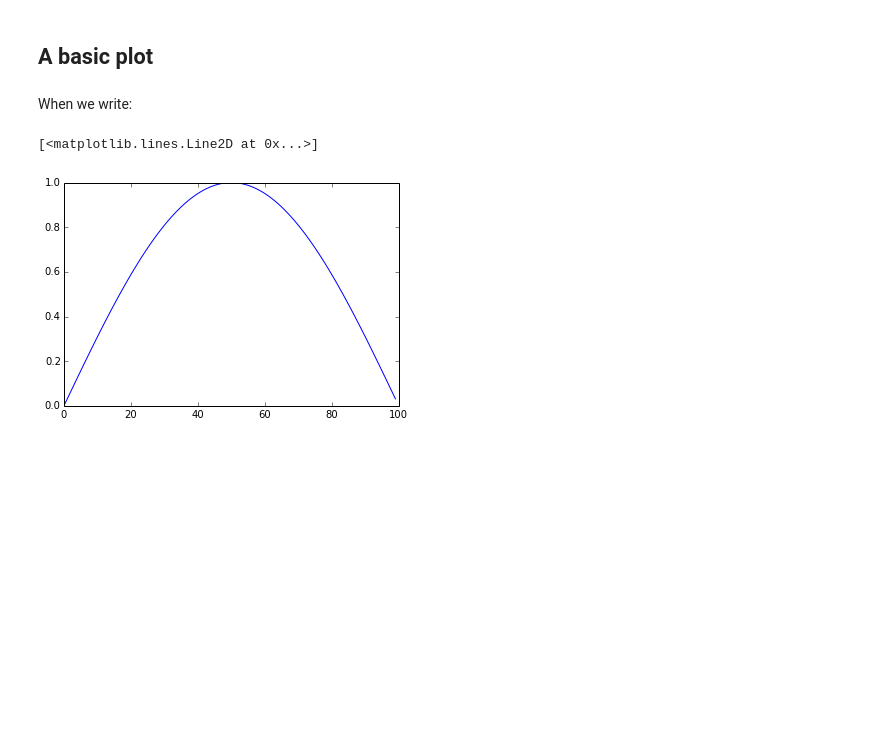
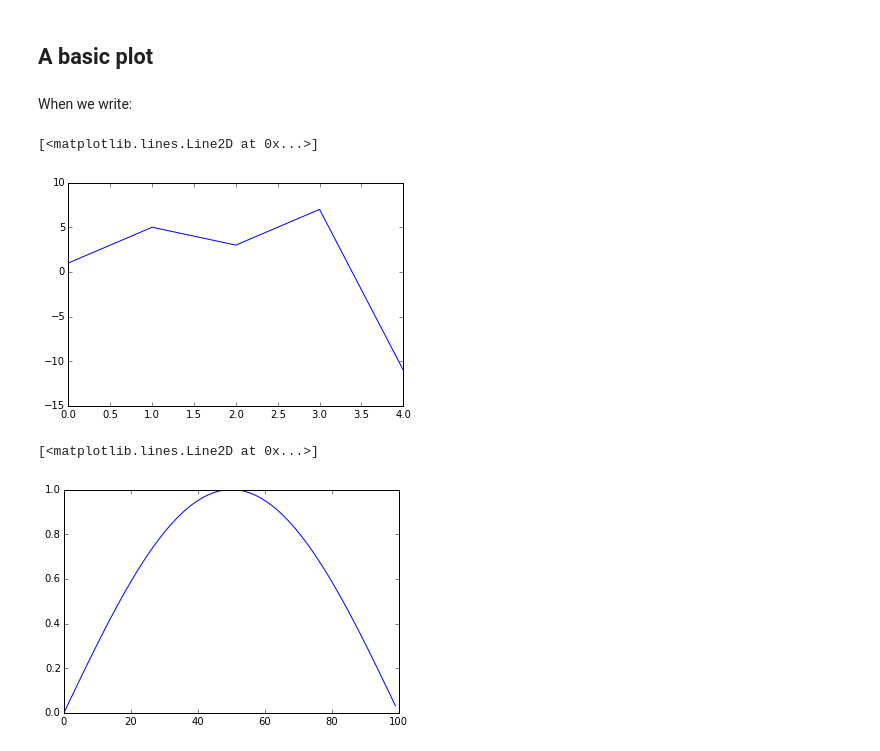
Before and after one commit to UCL-RITS/doctoral-programming-intro, a Jupyter notebook: notebooks/072plotting.ipynb, the cells around one changed output. Saved outputs shown, nothing was run; the diff lists cells and outputs as text; code cells hidden in the pictures; blank space fills up the shorter version.

```diff
--- a/notebooks/072plotting.ipynb
+++ b/notebooks/072plotting.ipynb
@@ -22,3 +22,8 @@ we've seen `%%writefile`, for example.
 ## A basic plot
 # %% [markdown]
 When we write:
+# %%
+plt.plot([1,5,3,7,-11])
+# %% [output]
+[<matplotlib.lines.Line2D at 0x...>]
+[figure, added]
```
Also changed, not shown: parts of 11 cells of this notebook, 29 other files.
